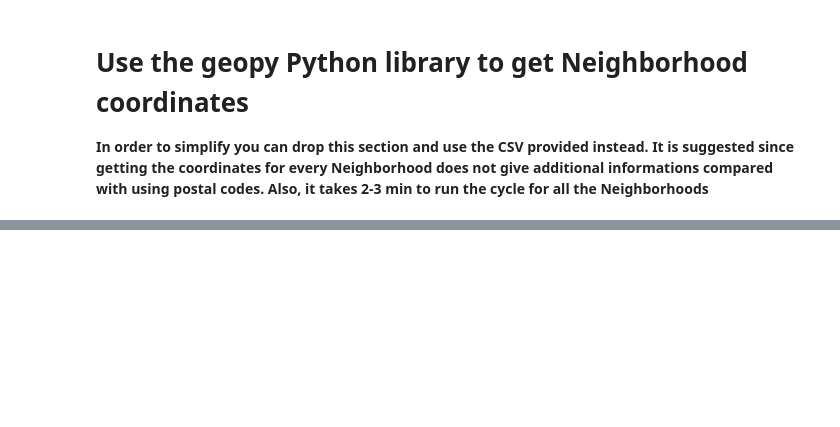
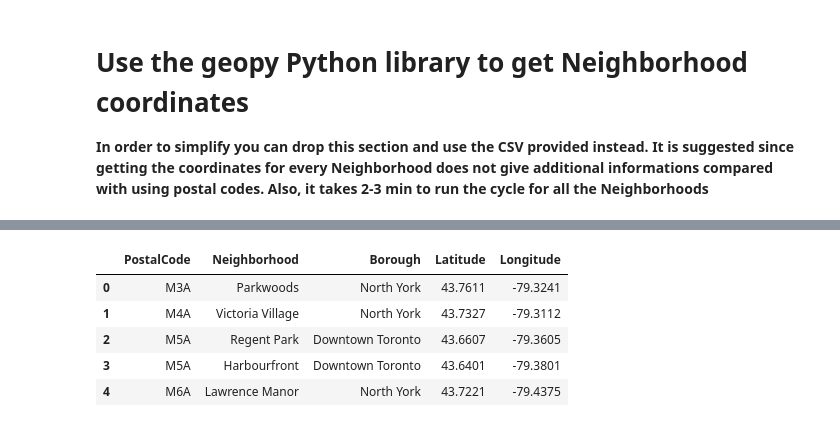
Before and after one commit to U-Power/Coursera_Capstone, a Jupyter notebook: TorontoNeighborhoods1.1.ipynb, the cells around one changed output, grey strips where cells are left out. Drawn from its saved outputs; the diff is of its cells as text; code cells hidden in the pictures; blank space fills up the shorter version.

```diff
--- a/TorontoNeighborhoods1.1.ipynb
+++ b/TorontoNeighborhoods1.1.ipynb
@@ -174,0 +241,9 @@ print('The number of neighborhood coord for the CSV: {} \nThe number of neighbor
+# %%
+df_fin.head()
+# %% [output]
+|  | PostalCode | Neighborhood | Borough | Latitude | Longitude |
+| 0 | M3A | Parkwoods | North York | 43.7611 | -79.3241 |
+| 1 | M4A | Victoria Village | North York | 43.7327 | -79.3112 |
+| 2 | M5A | Regent Park | Downtown Toronto | 43.6607 | -79.3605 |
+| 3 | M5A | Harbourfront | Downtown Toronto | 43.6401 | -79.3801 |
+| 4 | M6A | Lawrence Manor | North York | 43.7221 | -79.4375 |
```
Also changed, not shown: parts of 8 cells of this notebook.
